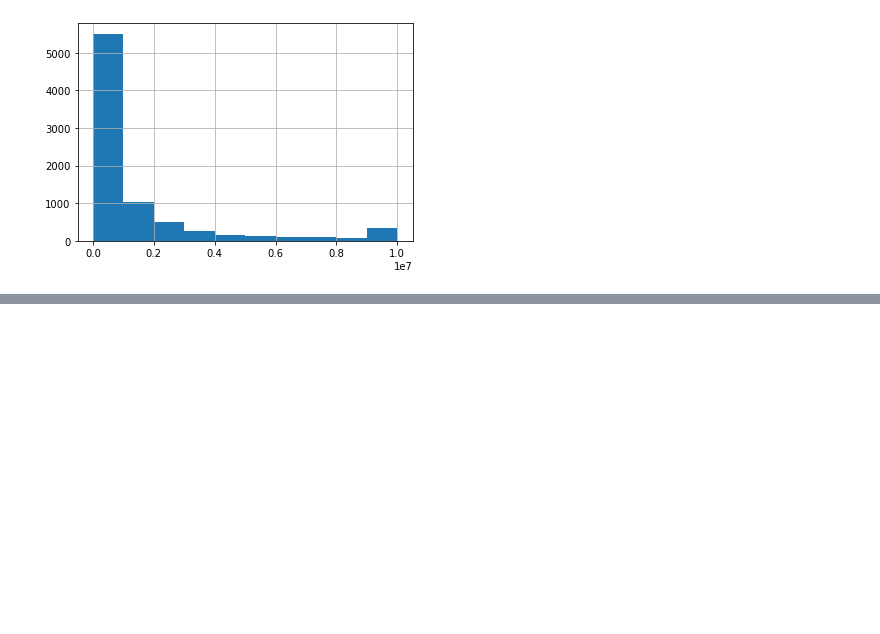
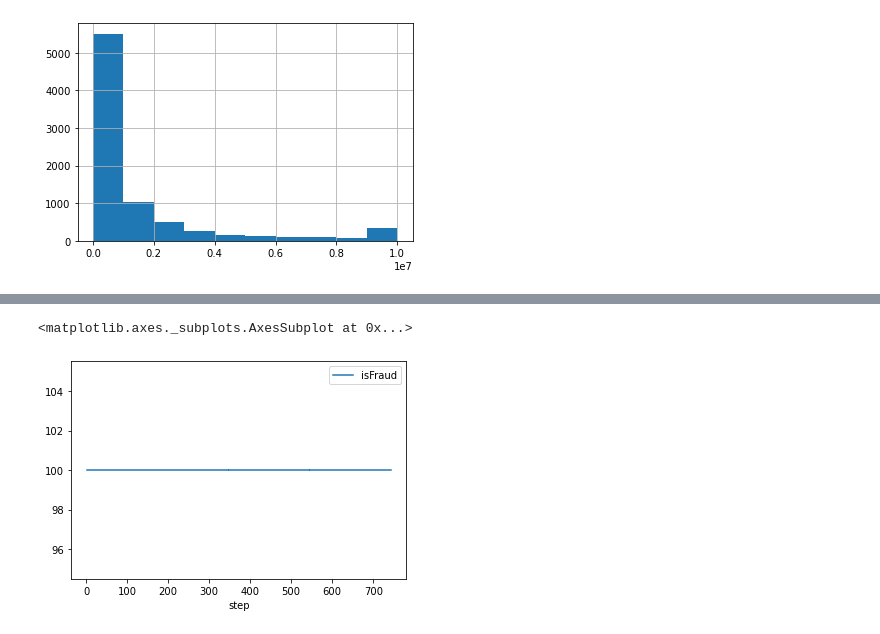
Before and after one commit to kduane/fake_fraud, a Jupyter notebook: technical_report.ipynb, the cells around one changed output, grey strips where cells are left out. Drawn from its saved outputs; the diff is of its cells as text; code cells hidden in the pictures; blank space fills up the shorter version.

```diff
--- a/technical_report.ipynb
+++ b/technical_report.ipynb
@@ -208,0 +230,9 @@ fraud['amount'].hist()
+# %%
+time_fraud = df.groupby('step').agg({'isFraud': 'sum'})
+# %%
+pcts = time_fraud.groupby(level = 0).apply(lambda x: 100*x / float(x.sum()))
+# %%
+pcts.plot()
+# %% [output]
+<matplotlib.axes._subplots.AxesSubplot at 0x...>
+[figure, added]
```
Also changed, not shown: parts of 5 cells of this notebook, 1 other file.
